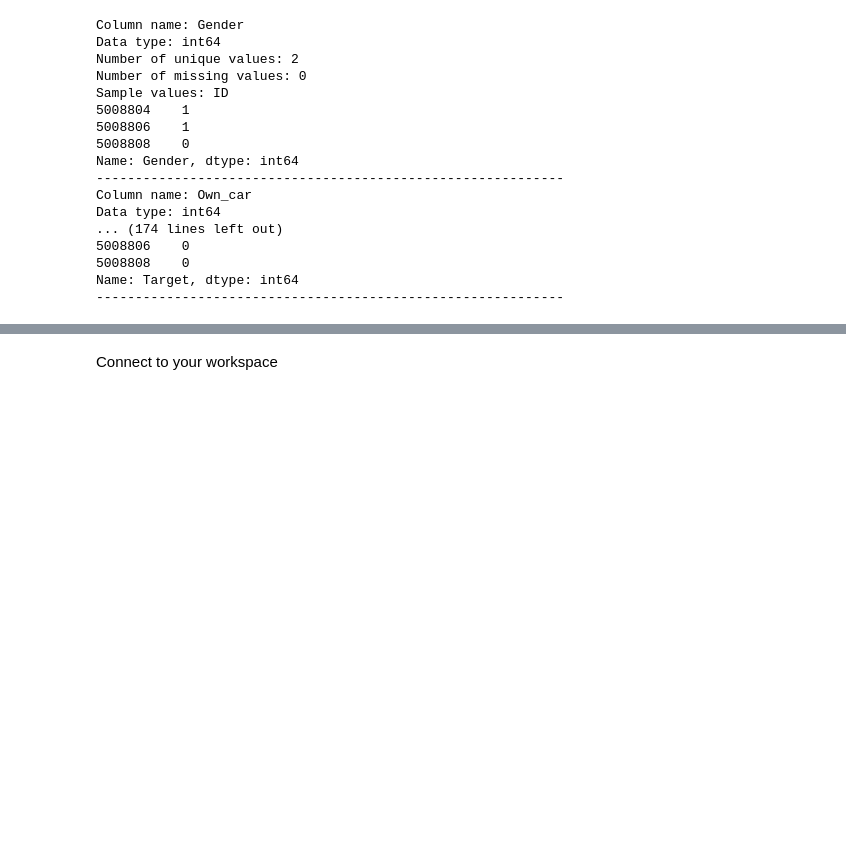
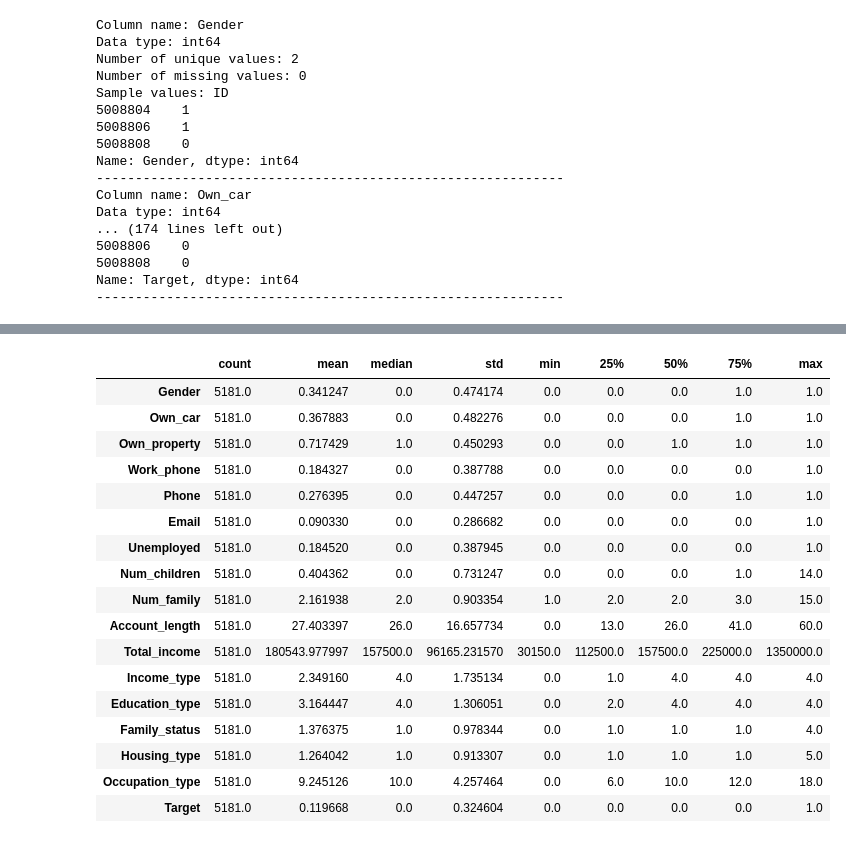
Before and after one commit to yamartej/azure-ml-projects, a Jupyter notebook: projects/jj-project/notebooks/data_exploration.ipynb, the cells around one changed output, grey strips where cells are left out. Saved outputs shown, nothing was run; the diff lists cells and outputs as text; code cells hidden in the pictures; blank space fills up the shorter version.

```diff
--- a/projects/jj-project/notebooks/data_exploration.ipynb
+++ b/projects/jj-project/notebooks/data_exploration.ipynb
@@ -86,0 +107,10 @@ import pyarrow.parquet as pq
+# %%
+def estadisticos_cont(num):
+    #Calculamos describe
+    estadisticos = num.describe().T
+    #Añadimos la mediana
+    estadisticos['median'] = num.median()
+    #Reordenamos para que la mediana esté al lado de la media
+    estadisticos = estadisticos.iloc[:,[0,1,8,2,3,4,5,6,7]]
+    #Lo devolvemos
+    return(estadisticos)
@@ -87,3 +141,32 @@ import pyarrow.parquet as pq
+# %%
+categorical_columns = ['Income_type', 'Education_type', 'Family_status','Housing_type', 'Occupation_type']
+le = LabelEncoder()
+
+# Aplica Label Encoding a cada columna categórica
+for col in categorical_columns:
+    df_training[col] = le.fit_transform(df_training[col])
+    df_test[col] = le.transform(df_test[col])  # Usa el mismo encoder entrenado en el training set
+# %%
+estadisticos_cont(df_training.select_dtypes('number'))
+# %% [output]
+|  | count | mean | median | std | min | 25% | 50% | 75% | max |
+| Gender | 5181.0 | 0.341247 | 0.0 | 0.474174 | 0.0 | 0.0 | 0.0 | 1.0 | 1.0 |
+| Own_car | 5181.0 | 0.367883 | 0.0 | 0.482276 | 0.0 | 0.0 | 0.0 | 1.0 | 1.0 |
+| Own_property | 5181.0 | 0.717429 | 1.0 | 0.450293 | 0.0 | 0.0 | 1.0 | 1.0 | 1.0 |
+| Work_phone | 5181.0 | 0.184327 | 0.0 | 0.387788 | 0.0 | 0.0 | 0.0 | 0.0 | 1.0 |
+| Phone | 5181.0 | 0.276395 | 0.0 | 0.447257 | 0.0 | 0.0 | 0.0 | 1.0 | 1.0 |
+| Email | 5181.0 | 0.090330 | 0.0 | 0.286682 | 0.0 | 0.0 | 0.0 | 0.0 | 1.0 |
+| Unemployed | 5181.0 | 0.184520 | 0.0 | 0.387945 | 0.0 | 0.0 | 0.0 | 0.0 | 1.0 |
+| Num_children | 5181.0 | 0.404362 | 0.0 | 0.731247 | 0.0 | 0.0 | 0.0 | 1.0 | 14.0 |
+| Num_family | 5181.0 | 2.161938 | 2.0 | 0.903354 | 1.0 | 2.0 | 2.0 | 3.0 | 15.0 |
+| Account_length | 5181.0 | 27.403397 | 26.0 | 16.657734 | 0.0 | 13.0 | 26.0 | 41.0 | 60.0 |
+| Total_income | 5181.0 | 180543.977997 | 157500.0 | 96165.231570 | 30150.0 | 112500.0 | 157500.0 | 225000.0 | 1350000.0 |
+| Income_type | 5181.0 | 2.349160 | 4.0 | 1.735134 | 0.0 | 1.0 | 4.0 | 4.0 | 4.0 |
+| Education_type | 5181.0 | 3.164447 | 4.0 | 1.306051 | 0.0 | 2.0 | 4.0 | 4.0 | 4.0 |
+| Family_status | 5181.0 | 1.376375 | 1.0 | 0.978344 | 0.0 | 1.0 | 1.0 | 1.0 | 4.0 |
+| Housing_type | 5181.0 | 1.264042 | 1.0 | 0.913307 | 0.0 | 1.0 | 1.0 | 1.0 | 5.0 |
+| Occupation_type | 5181.0 | 9.245126 | 10.0 | 4.257464 | 0.0 | 6.0 | 10.0 | 12.0 | 18.0 |
+| Target | 5181.0 | 0.119668 | 0.0 | 0.324604 | 0.0 | 0.0 | 0.0 | 0.0 | 1.0 |
 # %%
 # convert data to table
 table_training = pa.Table.from_pandas(df_training)
@@ -95,2 +179,0 @@ pq.write_table(table_test, "../data/test-data/data-test.parquet", version="1.0")
-# %% [markdown]
-Connect to your workspace
```
Also changed, not shown: parts of 22 cells of this notebook, 5 other files.
